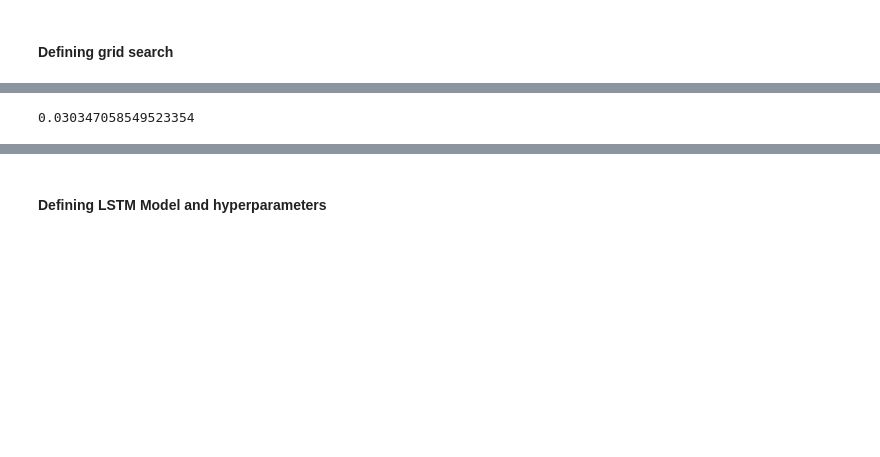
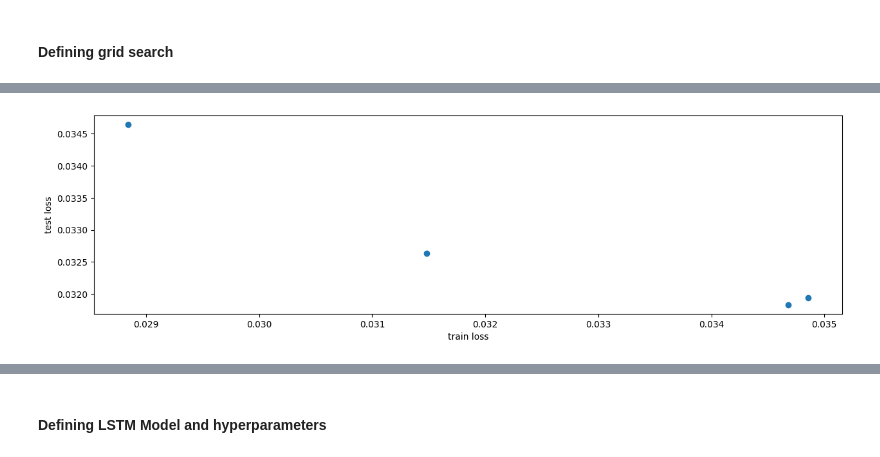
Before and after one commit to marianataglio/seriestemporales, a Jupyter notebook: grid_search_lstm.ipynb, the cells around one changed output, grey strips where cells are left out. Saved outputs shown, nothing was run; the diff lists cells and outputs as text; code cells hidden in the pictures; blank space fills up the shorter version.

Commit message:
fine tuning my grid search

```diff
--- a/grid_search_lstm.ipynb
+++ b/grid_search_lstm.ipynb
@@ -16,14 +16,3 @@ len(timeseries)
 train_size = int(len(timeseries) * 0.67)
 test_size = len(timeseries) - train_size
 train, test = timeseries[:train_size], timeseries[train_size:]
-# %%
-lookback=7
-X_train, y_train = create_dataset(train, lookback=lookback)
-X_test, y_test = create_dataset(test, lookback=lookback)
-
-from utils import scale_data
-
-X_train, X_test, y_train, y_test, scaler_x, scaler_y = scale_data(X_train, X_test, y_train, y_test)
-
-print("X_train", X_train.shape, "y_train", y_train.shape)
-print("X_test",X_test.shape, "y_test",y_test.shape)
@@ -107,4 +23,13 @@ Best Hyperparameters: {'lookback': 7, 'n_epochs': 500, 'batch_size': 14, 'hidden
-# %%
-print(best_loss)
-# %% [output]
-0.030347058549523354
+# %%
+from sklearn.model_selection import ParameterGrid
+
+# Define grid search hyperparameters
+grid = ParameterGrid({
+    'lookback': [3],
+    'output_size': [1],
+    'n_epochs': [300],
+    'batch_size' : [7,14],
+    'hidden_size': [15], #, 25], #, 50],
+    'num_layers': [1], # , 2],
+    'lr': [0.001, 0.01]
+})
@@ -110,0 +81,19 @@ print(best_loss)
+# %%
+import pickle as pkl
+from tqdm.auto import tqdm
+
+experiments = []
+for hyper_params in tqdm(grid):
+    experiments.append(evaluate(hyper_params))
+
+    with open('experiments.pkl', 'wb') as f:
+        pkl.dump(experiments, f)
+# %%
+exps_df = pd.DataFrame(experiments)
+# %%
+plt.figure(figsize=(15,4))
+plt.scatter(exps_df.final_train_loss, exps_df.final_test_loss)
+plt.xlabel('train loss')
+plt.ylabel('test loss');
+# %% [output]
+[figure, added]
```
Also changed, not shown: parts of 12 cells of this notebook.
